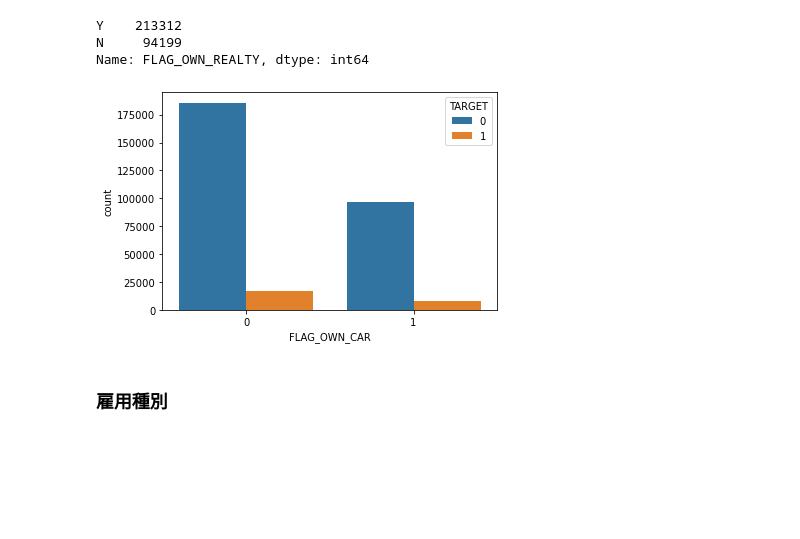
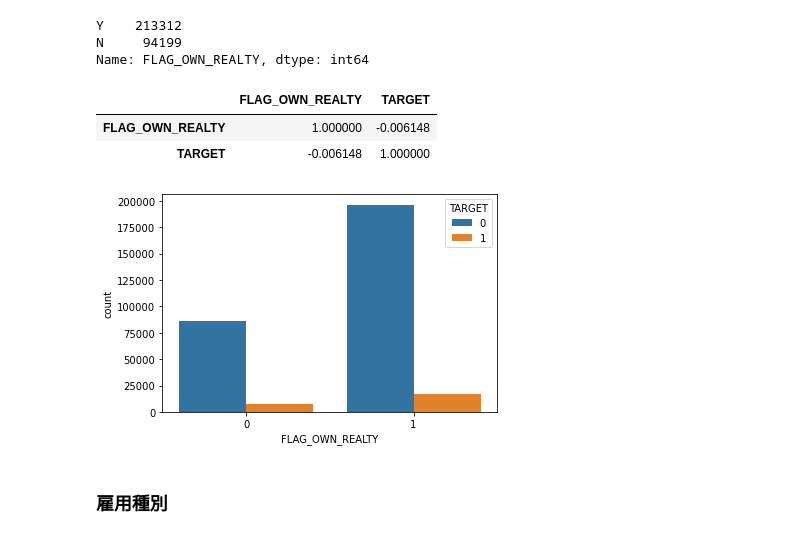
Before and after one commit to nekonabesan/kaggle_study, a Jupyter notebook: hcdr/home-credit-risk_app_res_001.ipynb, the cells around one changed output. Saved outputs shown, nothing was run; the diff lists cells and outputs as text; code cells hidden in the pictures; blank space fills up the shorter version.

```diff
--- a/hcdr/home-credit-risk_app_res_001.ipynb
+++ b/hcdr/home-credit-risk_app_res_001.ipynb
@@ -292,10 +304,16 @@ Name: FLAG_OWN_REALTY, dtype: int64
 # %%
 application_train['FLAG_OWN_REALTY'].replace(['Y', 'N'], [1, 0], inplace=True)
 application_test['FLAG_OWN_REALTY'].replace(['Y', 'N'], [1, 0], inplace=True)
+# %%
+application_train[['FLAG_OWN_REALTY', 'TARGET']].corr()
+# %% [output]
+|  | FLAG_OWN_REALTY | TARGET |
+| FLAG_OWN_REALTY | 1.000000 | -0.006148 |
+| TARGET | -0.006148 | 1.000000 |
 # %%
 %matplotlib inline
-sns.countplot(x='FLAG_OWN_CAR', hue='TARGET', data=application_train)
+sns.countplot(x='FLAG_OWN_REALTY', hue='TARGET', data=application_train)
 plt.legend(loc='upper right', title='TARGET')
 plt.show()
 # %% [output]
-[figure, old version]
+[figure, new version]
```
Also changed, not shown: parts of 274 cells of this notebook, 16 other files.
